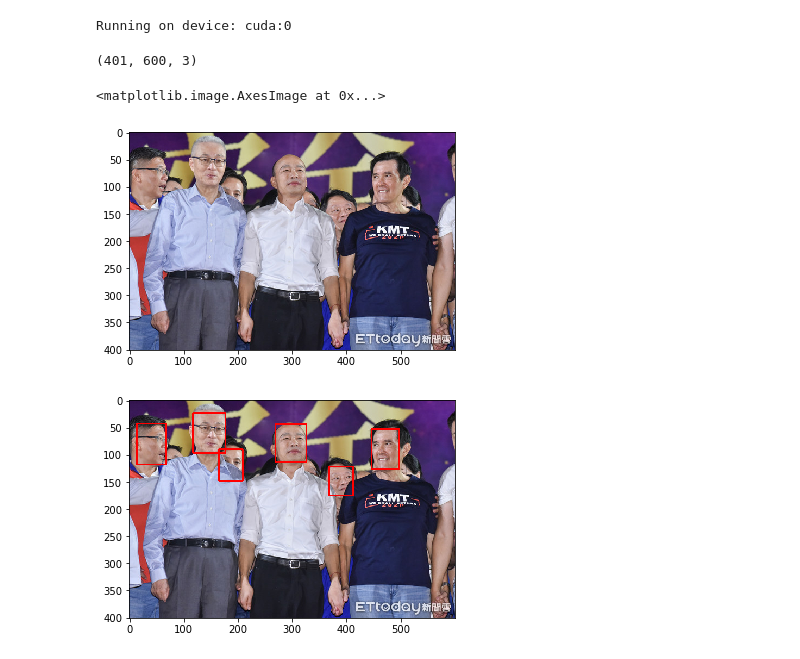
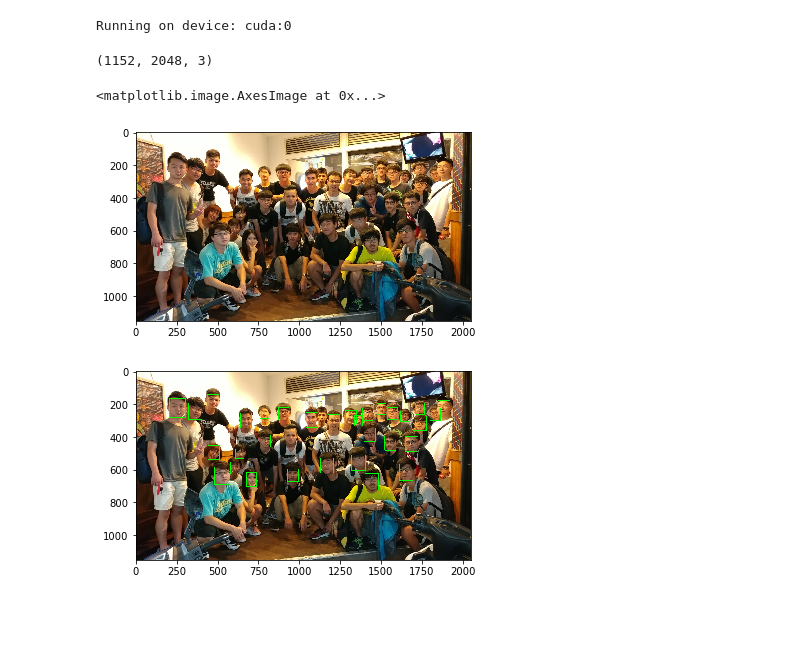
Before and after one commit to NXZRO/OpticNerve, a Jupyter notebook: face_net/face_net.ipynb, the cells around one changed output. Drawn from its saved outputs; the diff is of its cells as text; code cells hidden in the pictures; blank space fills up the shorter version.

```diff
--- a/face_net/face_net.ipynb
+++ b/face_net/face_net.ipynb
@@ -22,16 +23,16 @@ mtcnn = MTCNN(keep_all=True, device=device)
 resnet = InceptionResnetV1(pretrained='vggface2').eval().to(device)
 # %%
 # read frame
-frame = cv2.imread('./img/test/test1.jpg')
+frame = cv2.imread('./img/class.jpg')
 
 frame = cv2.cvtColor(frame, cv2.COLOR_BGR2RGB)
 
 print(frame.shape)
 plt.imshow(frame)
 # %% [output]
-(401, 600, 3)
+(1152, 2048, 3)
 <matplotlib.image.AxesImage at 0x...>
-[figure, old version]
+[figure, new version]
 # %%
 # detect faces
 def detect(frame):
@@ -42,19 +43,24 @@ def detect(frame):
     return boxes
 
 boxes = detect(frame)
+# print(boxes)
 
 # draw boxes
 def draw_boxes(frame, boxes):
     frame = copy.deepcopy(frame)
     for box in boxes:
         (x1,y1,x2,y2) = box
-        cv2.rectangle(frame, (x1, y1), (x2, y2), (255,0,0), 2)
+        cv2.rectangle(frame, (x1, y1), (x2, y2), (0,255,0), 2)
 
-    plt.imshow(frame)
+    return frame
 
-draw_boxes(frame, boxes)
+frame = draw_boxes(frame, boxes)
+plt.imshow(frame)
+frame = cv2.cvtColor(frame, cv2.COLOR_RGB2BGR)
+cv2.imwrite('0.jpg',frame)
+frame = cv2.cvtColor(frame, cv2.COLOR_BGR2RGB)
 # %% [output]
-[figure, old version]
+[figure, new version]
 # %%
 # extract face
 def extract(frame, boxes):
```
Also changed, not shown: parts of 14 cells of this notebook, 20 other files.
